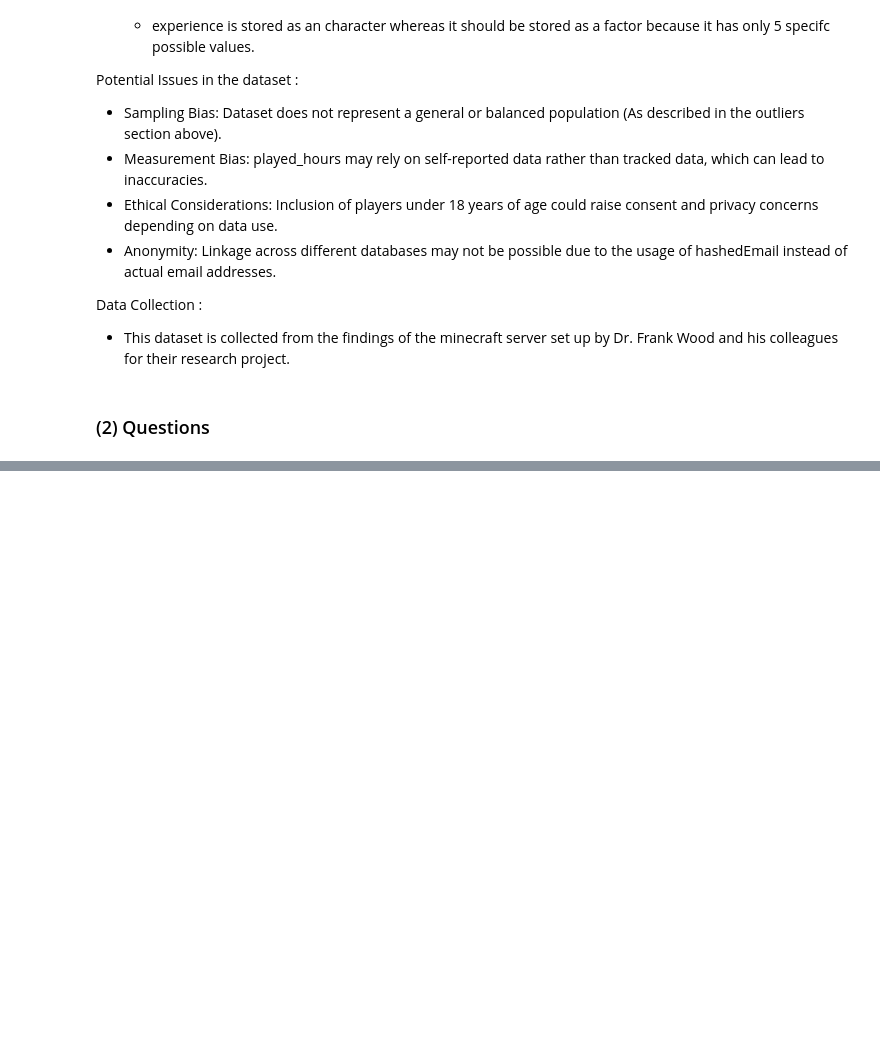
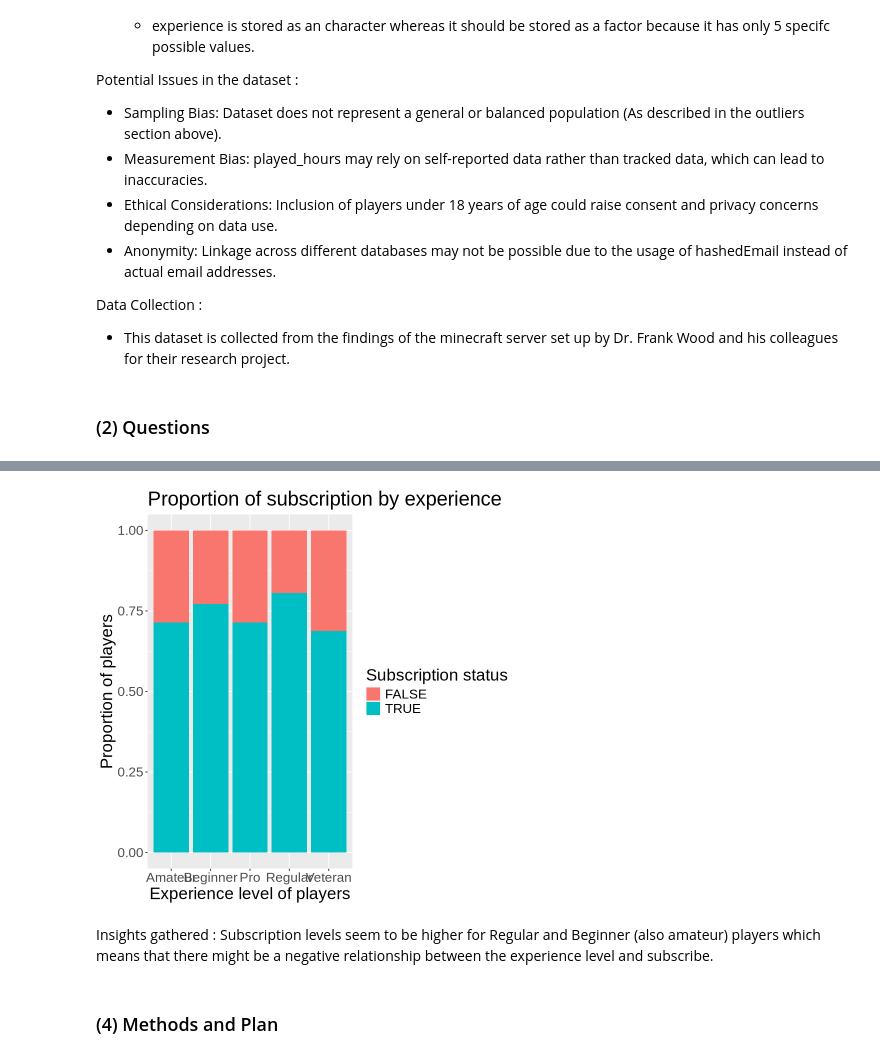
Before and after one commit to SharonGulati/DSCI100_project, a Jupyter notebook: project.ipynb, the cells around one changed output, grey strips where cells are left out. Drawn from its saved outputs; the diff is of its cells as text; code cells hidden in the pictures; blank space fills up the shorter version.

```diff
--- a/project.ipynb
+++ b/project.ipynb
@@ -121,0 +180,14 @@ Data Collection :
+# %%
+players_plot <- players_tidy |>
+                ggplot(aes(x = experience, fill = subscribe)) +
+                geom_bar(position = "fill") +
+                labs(title = "Proportion of subscription by experience", x = "Experience level of players", y = "Proportion of players", fill = "Subscription status") +
+                theme(text = element_text(size=20))
+players_plot
+# %% [output]
+[figure, added]
+# %% [markdown]
+Insights gathered :
+Subscription levels seem to be higher for Regular and Beginner (also amateur) players which means that there might be a negative relationship between the experience level and subscribe.
+# %% [markdown]
+### (4) Methods and Plan
```
Also changed, not shown: parts of 8 cells of this notebook.
